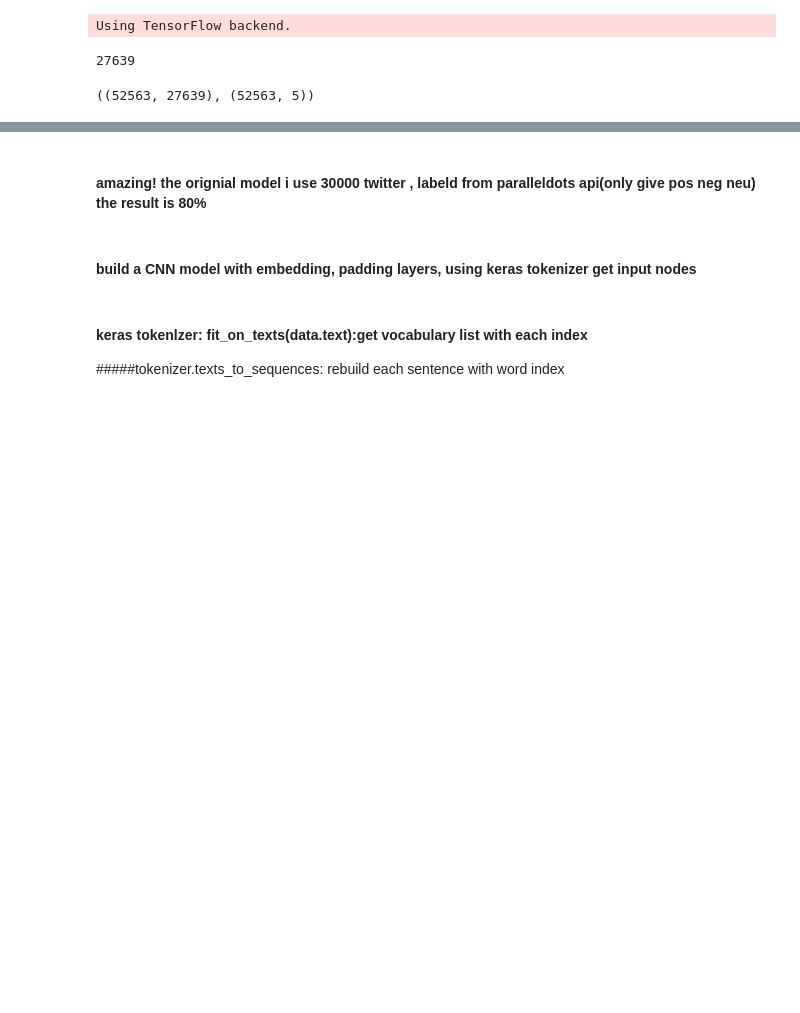
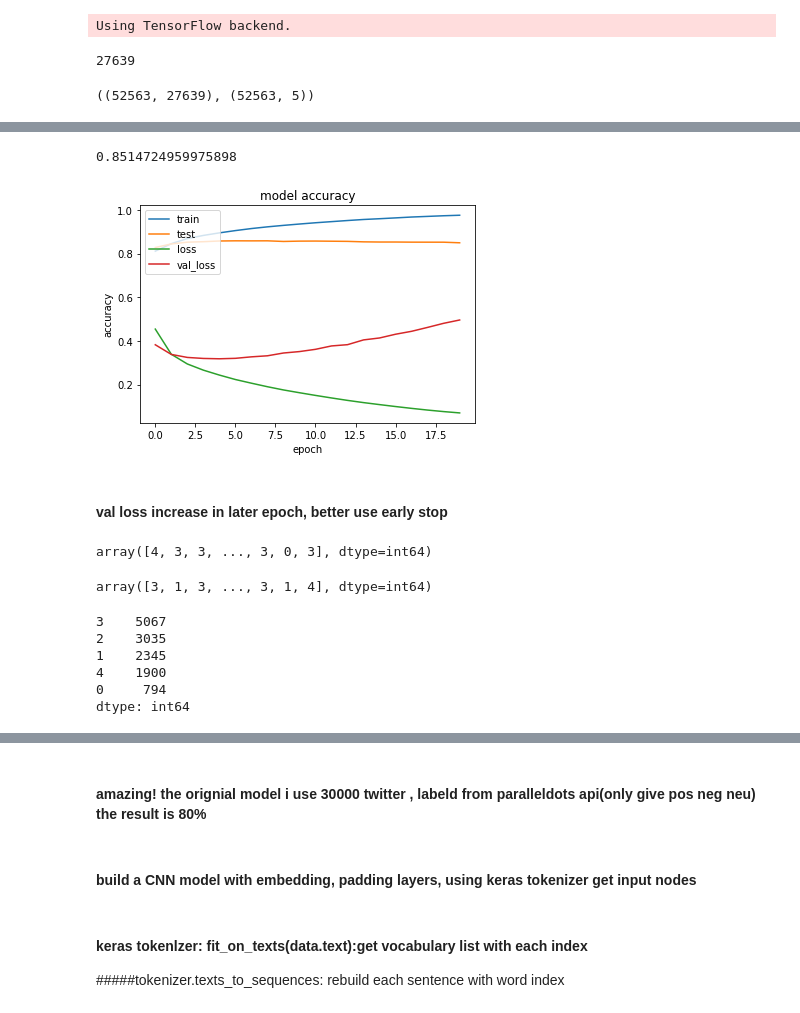
Before and after one commit to akkiannu/Predicting-Price-of-Bitcoin, a Jupyter notebook: CNN/MODEL build.ipynb, the cells around one changed output, grey strips where cells are left out. Cells and saved outputs as stored; diff of their text form; code cells hidden in the pictures; blank space fills up the shorter version.

```diff
--- a/CNN/MODEL build.ipynb
+++ b/CNN/MODEL build.ipynb
@@ -94,8 +86,10 @@ tf_vec.shape[1]
 # %% [output]
 27639
 # %%
+
 from sklearn.model_selection import train_test_split
-X_train, X_test, y_train, y_test = train_test_split(tf_vec, y, test_size=0.2, random_state=2)
+X_train, X_test, y_train, y_test = train_test_split(tf_vec, y, test_size=0.1, random_state=2)
+partial_x_train, x_val, partial_y_train, y_val = train_test_split(X_train, y_train, test_size=0.1, random_state=2)
 # %%
 X_train.shape,y_train.shape
 # %% [output]
@@ -131,11 +125,6 @@ _________________________________________________________________
 model1.compile(optimizer='rmsprop',
          loss='binary_crossentropy',
          metrics=['acc'])
-# %%
-x_val = X_train[:2000]
-partial_x_train = X_train[2000:]
-y_val = y_train[:2000]
-partial_y_train = y_train[2000:]
 # %%
 result = model1.fit(partial_x_train, partial_y_train, epochs=20,
                    batch_size = 512, validation_data=(x_val,y_val))
@@ -159,0 +149,18 @@ Epoch 20/20
+# %%
+model1.evaluate(X_test, y_test, verbose=0)[1]
+# %% [output]
+0.8514724959975898
+# %%
+plt.plot(result.history['acc'])
+plt.plot(result.history['val_acc'])
+plt.plot(result.history['loss'])
+plt.plot(result.history['val_loss'])
+plt.title('model accuracy')
+plt.ylabel('accuracy')
+plt.xlabel('epoch')
+plt.legend(['train', 'test','loss','val_loss'], loc='upper left')
+plt.show()
+# %% [output]
+[figure, added]
+# %% [markdown]
+#### val loss increase in later epoch, better use early stop
@@ -159,0 +169,4 @@ Epoch 20/20
+# %%
+np.argmax(y_test,axis=1)
+# %% [output]
+array([4, 3, 3, ..., 3, 0, 3], dtype=int64)
@@ -159,0 +175,4 @@ Epoch 20/20
+# %%
+np.argmax(predict1,axis=1)
+# %% [output]
+array([3, 1, 3, ..., 3, 1, 4], dtype=int64)
@@ -159,0 +211,9 @@ Epoch 20/20
+# %%
+pd.value_counts(np.argmax(y_test,axis=1))
+# %% [output]
+3    5067
+2    3035
+1    2345
+4    1900
+0     794
+dtype: int64
```
Also changed, not shown: parts of 78 cells of this notebook.
